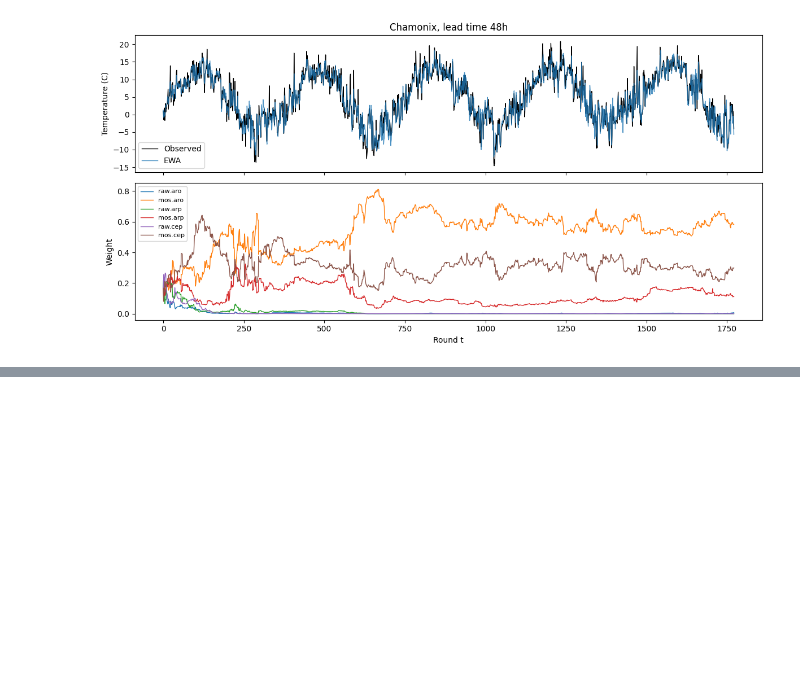
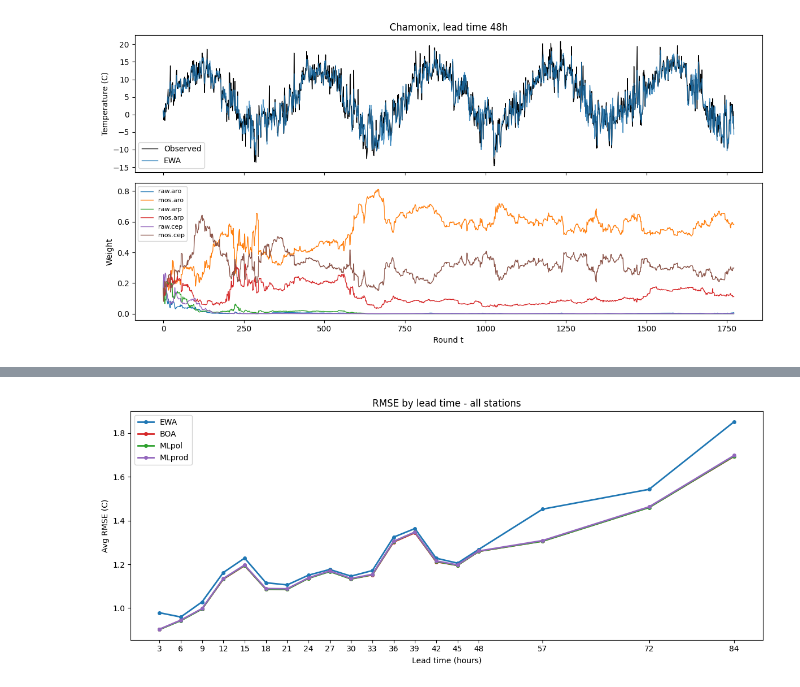
Before and after one commit to shivanshi-09/weather_modelling, a Jupyter notebook: expert_aggregator.ipynb, the cells around one changed output, grey strips where cells are left out. Saved outputs shown, nothing was run; the diff lists cells and outputs as text; code cells hidden in the pictures; blank space fills up the shorter version.

```diff
--- a/expert_aggregator.ipynb
+++ b/expert_aggregator.ipynb
@@ -143,3 +195,7 @@ print(f"Best expert: {best_expert_rmse:.4f}")
 
 pred_boa, weights_boa = boa(y, experts, awake, gradient_trick = True)
 print(f"BOA: {rmse(pred_boa, y):.4f}")
+pred_mlpol, weights_mlpol = mlpol(y, experts, awake, gradient_trick = True)
+print(f"MLPOL: {rmse(pred_mlpol, y):.4f}")
+pred_mlprod, weights_mlprod = mlprod(y, experts, awake, gradient_trick = True)
+print(f"MLPROD: {rmse(pred_mlprod, y):.4f}")
@@ -170,7 +221,8 @@ import glob
 files = glob.glob('agregation_2025/data/data/donnee_t_00_*.txt')
 results= []
 results_boa =[]
-
+results_mlpol = []
+results_mlprod = []
 for f in files:
   df = pd.read_csv(f, sep= ';', na_values = ['NA', '     NA', '   NA', '  NA'])
   y_f = df['obs.t'].values.astype(float)
@@ -188,15 +240,26 @@ for f in files:
 
   pred_f, _ = ewa(y_f, X_f, aw_f, gradient_trick = True)
   pred_b_f, _ = boa(y_f, X_f, aw_f, gradient_trick= True)
+  pred_mlpol, _ = mlpol(y_f, X_f, aw_f, gradient_trick = True)
+  pred_mlprod, _ = mlprod(y_f, X_f, aw_f, gradient_trick = True)
+
   r = rmse(pred_f, y_f)
   r1 = rmse(pred_b_f, y_f)
+  r2 = rmse(pred_mlpol, y_f)
+  r3 = rmse(pred_mlprod, y_f)
   if not np.isnan(r):
     results.append(r)
   if not np.isnan(r1):
     results_boa.append(r1)
+  if not np.isnan(r2):
+    results_mlpol.append(r2)
+  if not np.isnan(r3):
+    results_mlprod.append(r3)
 print(f"Files used: {len(results)}")
 print(f"EWA avg RMSE across all files: {np.mean(results):.4f}")
 print(f"BOA avg RMSE across all files: {np.mean(results_boa):.4f}")
+print(f"MLpol avg RMSE across all files: {np.mean(results_mlpol):.4f}")
+print(f"MLProd avg RMSE across all files: {np.mean(results_mlprod):4f}")
 # %% [output]
 Files used: 627
 EWA avg RMSE across all files: 1.2347
@@ -225,0 +306,57 @@ plt.show()
+# %%
+import re
+lt_results = {'EWA':{}, 'BOA': {}, 'MLpol':{}, 'MLprod': {}}
+
+for f in files:
+  try:
+    match = re.search(r'donnee_t_00_(\d+)_', f)
+    if not match:
+      continue
+    lt = int(match.group(1))
+
+    df = pd.read_csv(f, sep= ';', na_values = ['NA', '     NA', '   NA', '  NA'])
+    y_f = df['obs.t'].values.astype(float)
+    X_f = df[expert_cols].values
+    X_f, aw_f = prepare(X_f)
+
+    mask = ~np.isnan(y_f)
+    y_f = y_f[mask]
+    X_f = X_f[mask]
+    aw_f = aw_f[mask]
+
+    if len(y_f) == 0:
+      continue
+
+    for name, fn in [('EWA', ewa), ('BOA', boa), ('MLpol', mlpol), ('MLprod', mlprod)]:
+      pred_f, _ = fn(y_f, X_f, aw_f, gradient_trick = True)
+      r = rmse(pred_f, y_f)
+      if not np.isnan(r):
+        lt_results[name].setdefault(lt, []).append(r)
+  except Exception as e:
+    continue
+
+all_lead_times = sorted(list(set(lt for algo_data in lt_results.values() for lt in algo_data.keys())))
+
+if not all_lead_times:
+    print("No valid lead times found to plot.")
+else:
+    fig, ax = plt.subplots(figsize =(12, 5))
+    colors = {'EWA': '#1f77b4', 'BOA': '#d62728', 'MLpol': '#2ca02c', 'MLprod': '#9467bd'}
+
+    for name in ['EWA', 'BOA', 'MLpol', 'MLprod']:
+      means = [np.mean(lt_results[name].get(lt, [np.nan])) for lt in all_lead_times]
+      valid_means = [m for m in means if not np.isnan(m)]
+      valid_lts = [lt for lt, m in zip(all_lead_times, means) if not np.isnan(m)]
+
+      if valid_lts:
+        ax.plot(valid_lts, valid_means, label = name, color =colors[name], lw = 2, marker = 'o', markersize = 4)
+
+    ax.set_xlabel('Lead time (hours)')
+    ax.set_ylabel('Avg RMSE (C)')
+    ax.set_title('RMSE by lead time - all stations')
+    ax.set_xticks(all_lead_times)
+    ax.legend()
+    plt.tight_layout()
+    plt.show()
+# %% [output]
+[figure, added]
```
Also changed, not shown: parts of 6 cells of this notebook.
